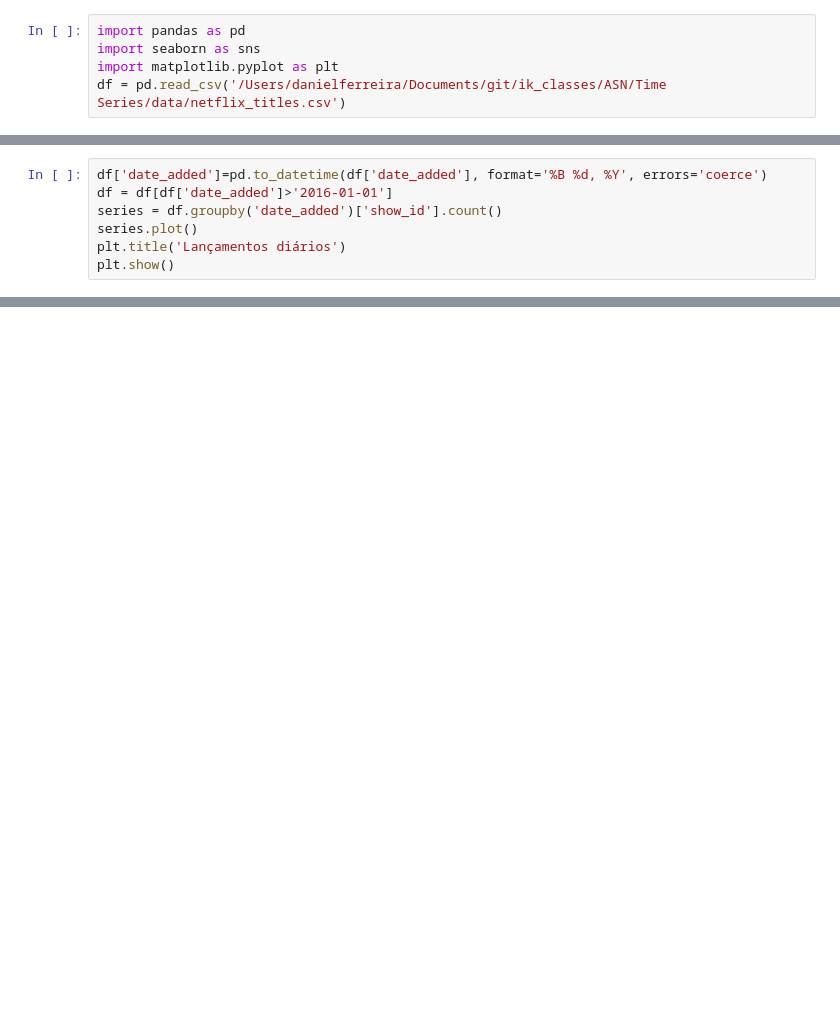
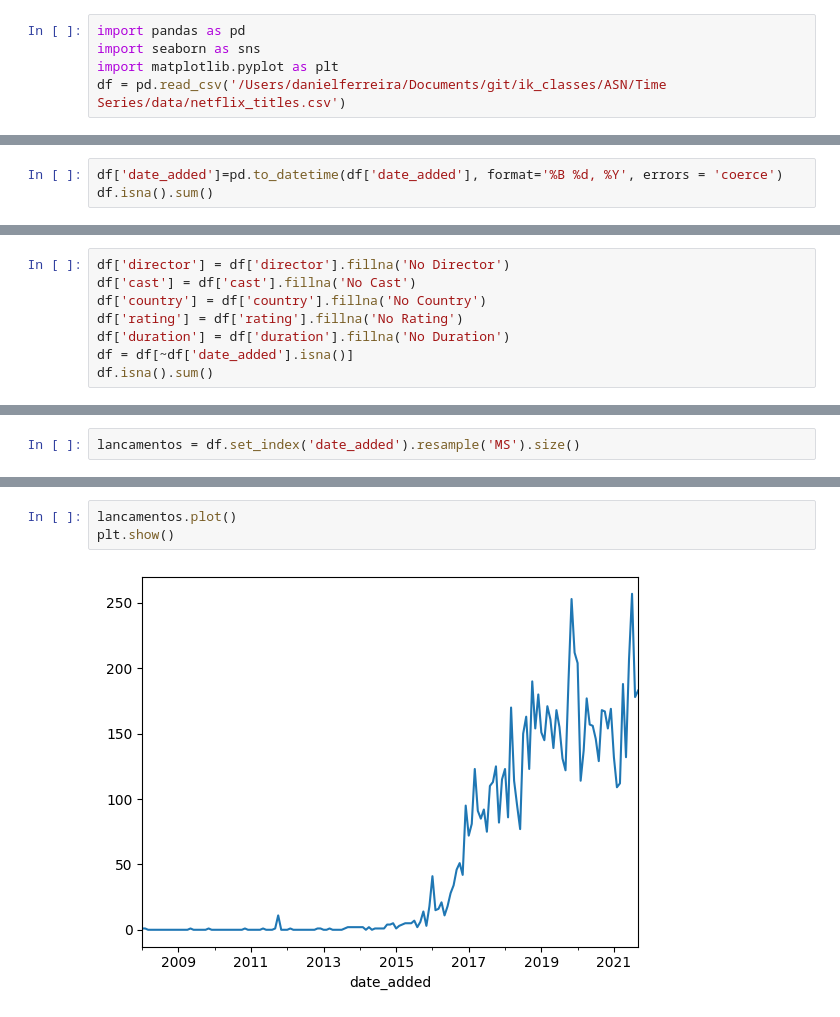
Before and after one commit to danielrferreira/classes, a Jupyter notebook: ASN/Séries Temporais/01 - Criando Séries Temporais.ipynb, the cells around one changed output, grey strips where cells are left out. Cells and saved outputs as stored; diff of their text form; blank space fills up the shorter version.

```diff
--- a/ASN/Séries Temporais/01 - Criando Séries Temporais.ipynb
+++ b/ASN/Séries Temporais/01 - Criando Séries Temporais.ipynb
@@ -9,8 +25,4 @@ df = pd.read_csv('/Users/danielferreira/Documents/git/ik_classes/ASN/Time Series
 # %%
-df['date_added']=pd.to_datetime(df['date_added'], format='%B %d, %Y', errors='coerce')
-df = df[df['date_added']>'2016-01-01']
-series = df.groupby('date_added')['show_id'].count()
-series.plot()
-plt.title('Lançamentos diários')
-plt.show()
+df['date_added']=pd.to_datetime(df['date_added'], format='%B %d, %Y', errors = 'coerce')
+df.isna().sum()
 # %% [output]
@@ -17,0 +42,8 @@ plt.show()
+# %%
+df['director'] = df['director'].fillna('No Director')
+df['cast'] = df['cast'].fillna('No Cast')
+df['country'] = df['country'].fillna('No Country')
+df['rating'] = df['rating'].fillna('No Rating')
+df['duration'] = df['duration'].fillna('No Duration')
+df = df[~df['date_added'].isna()]
+df.isna().sum()
@@ -17,0 +71,2 @@ plt.show()
+# %%
+lancamentos = df.set_index('date_added').resample('MS').size()
@@ -17,0 +103,5 @@ plt.show()
+# %%
+lancamentos.plot()
+plt.show()
+# %% [output]
+[figure, added]
```
Also changed, not shown: parts of 8 cells of this notebook.
